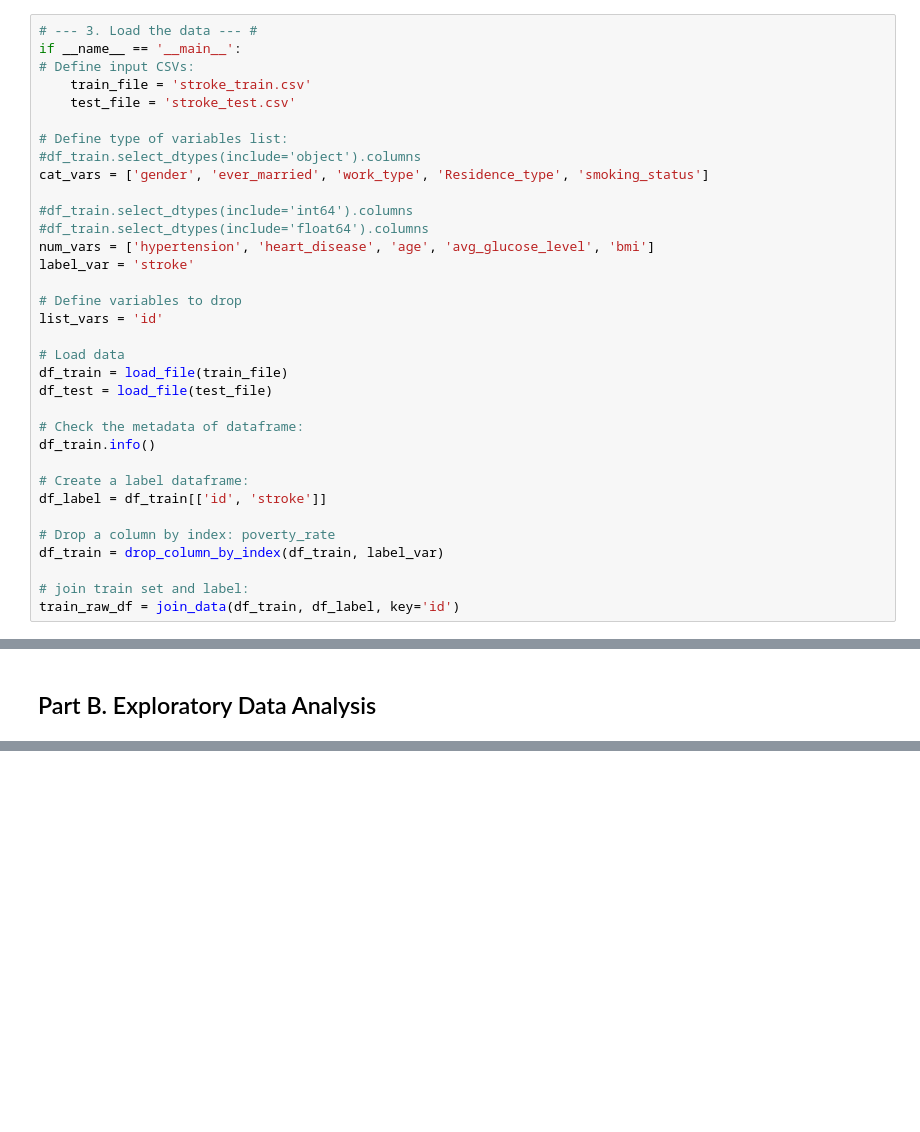
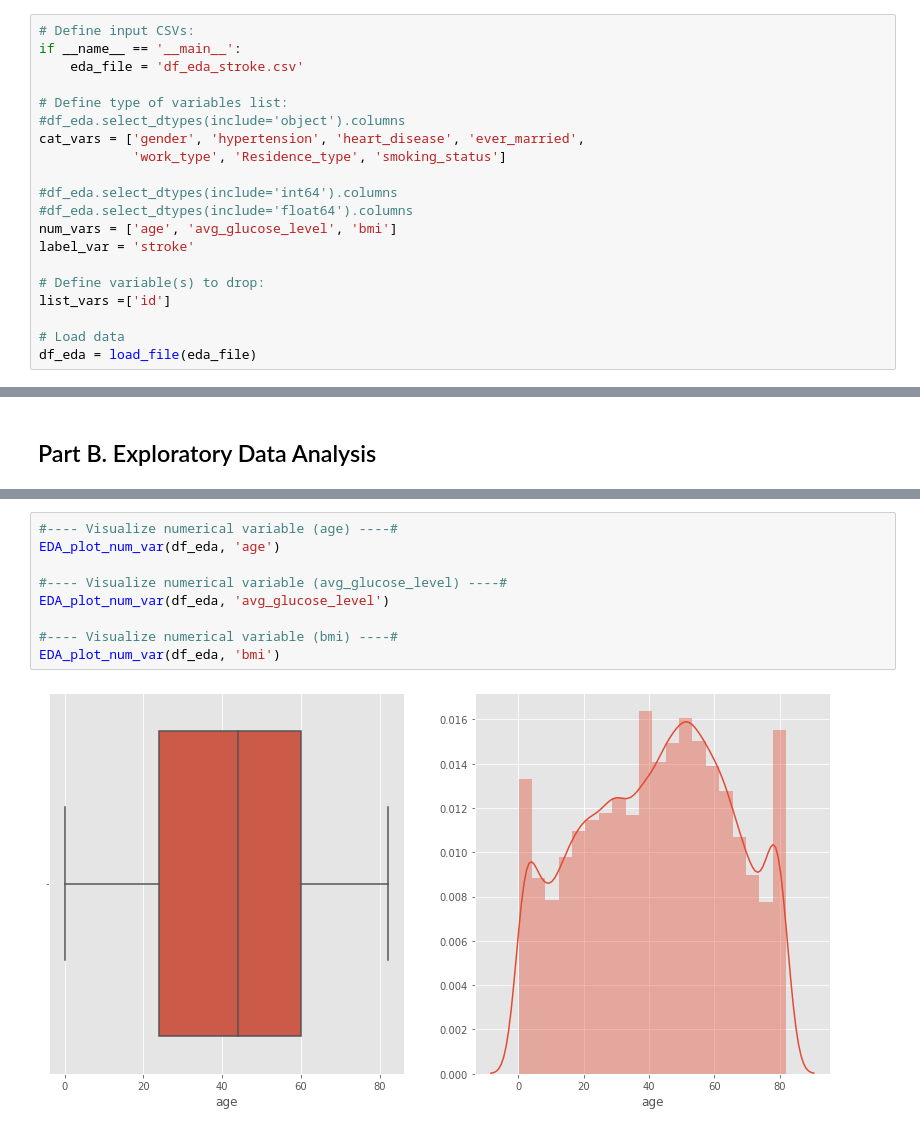
Before and after one commit to yoots88/portfolio, a Jupyter notebook: p1_stroke_risk/p1_stroke_risk_pred_eda.ipynb, the cells around one changed output, grey strips where cells are left out. Drawn from its saved outputs; the diff is of its cells as text; blank space fills up the shorter version.

```diff
--- a/p1_stroke_risk/p1_stroke_risk_pred_eda.ipynb
+++ b/p1_stroke_risk/p1_stroke_risk_pred_eda.ipynb
@@ -243,34 +354,20 @@ def model_results(model, mean_roc_auc, predictions, feature_importances):
 # %%
-# --- 3. Load the data --- #
+# Define input CSVs:
 if __name__ == '__main__':
-# Define input CSVs:
-    train_file = 'stroke_train.csv'
-    test_file = 'stroke_test.csv'
+    eda_file = 'df_eda_stroke.csv'
 
 # Define type of variables list:
-#df_train.select_dtypes(include='object').columns
-cat_vars = ['gender', 'ever_married', 'work_type', 'Residence_type', 'smoking_status']
+#df_eda.select_dtypes(include='object').columns
+cat_vars = ['gender', 'hypertension', 'heart_disease', 'ever_married',
+            'work_type', 'Residence_type', 'smoking_status']
 
-#df_train.select_dtypes(include='int64').columns
-#df_train.select_dtypes(include='float64').columns
-num_vars = ['hypertension', 'heart_disease', 'age', 'avg_glucose_level', 'bmi']
+#df_eda.select_dtypes(include='int64').columns
+#df_eda.select_dtypes(include='float64').columns
+num_vars = ['age', 'avg_glucose_level', 'bmi']
 label_var = 'stroke'
 
-# Define variables to drop
-list_vars = 'id'
+# Define variable(s) to drop:
+list_vars =['id']
 
 # Load data
-df_train = load_file(train_file)
-df_test = load_file(test_file)
-
-# Check the metadata of dataframe:
-df_train.info()
-
-# Create a label dataframe:
-df_label = df_train[['id', 'stroke']]
-
-# Drop a column by index: poverty_rate
-df_train = drop_column_by_index(df_train, label_var)
-
-# join train set and label:
-train_raw_df = join_data(df_train, df_label, key='id')
+df_eda = load_file(eda_file)
@@ -308,0 +431,11 @@ These set of guiding questions will help us to explore any insights and tell a c
+# %%
+#---- Visualize numerical variable (age) ----#
+EDA_plot_num_var(df_eda, 'age')
+
+#---- Visualize numerical variable (avg_glucose_level) ----#
+EDA_plot_num_var(df_eda, 'avg_glucose_level')
+
+#---- Visualize numerical variable (bmi) ----#
+EDA_plot_num_var(df_eda, 'bmi')
+# %% [output]
+[figure, added]
```
Also changed, not shown: parts of 34 cells of this notebook, 1 other file.
